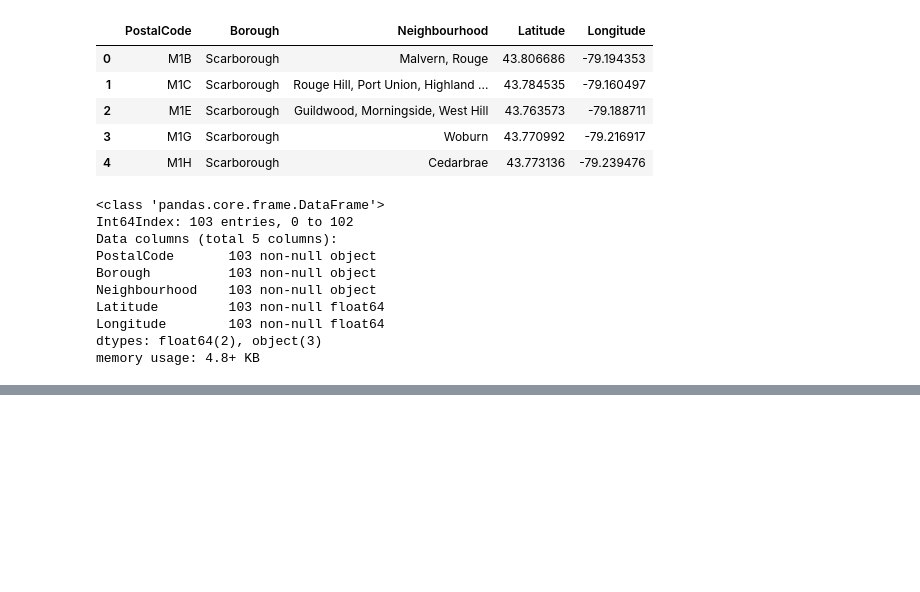
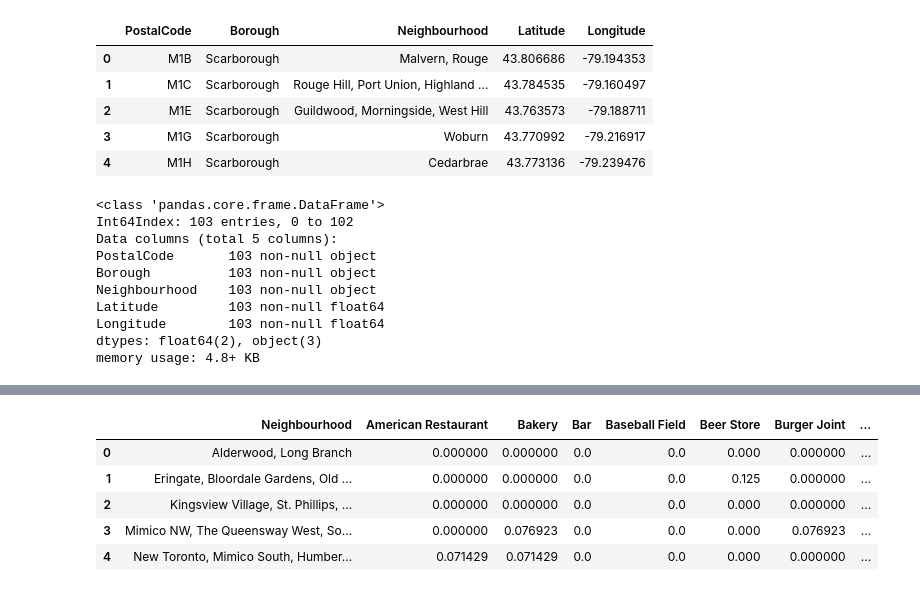
Before and after one commit to raagasrini/Coursera_Capstone, a Jupyter notebook: Capstone Project.ipynb, the cells around one changed output, grey strips where cells are left out. Cells and saved outputs as stored; diff of their text form; code cells hidden in the pictures; blank space fills up the shorter version.

```diff
--- a/Capstone Project.ipynb
+++ b/Capstone Project.ipynb
@@ -95,0 +290,9 @@ memory usage: 4.8+ KB
+# %%
+neighbourhood_latitude = Etob_data.loc[0, 'Latitude']
+neighbourhood_longitude = Etob_data.loc[0, 'Longitude']
+
+neighbourhood_name = Etob_data.loc[0, 'Neighbourhood'] \
+
+print('Latitude and longitude values of {} are {}, {}.'.format(neighbourhood_name,
+                                                               neighbourhood_latitude,
+                                                               neighbourhood_longitude))
@@ -95,0 +301,14 @@ memory usage: 4.8+ KB
+# %%
+LIMIT = 100
+
+radius = 500
+
+url = 'https://api.foursquare.com/v2/venues/explore?&client_id={}&client_secret={}&v={}&ll={},{}&radius={}&limit={}'.format(
+    CLIENT_ID,
+    CLIENT_SECRET,
+    VERSION,
+    neighbourhood_latitude,
+    neighbourhood_longitude,
+    radius,
+    LIMIT)
+url
@@ -95,0 +433,6 @@ memory usage: 4.8+ KB
+# %%
+Etob_onehot = pd.get_dummies(Etob_venues[['Venue Category']], prefix="", prefix_sep="")
+Etob_onehot['Neighbourhood'] = Etob_venues['Neighbourhood']
+Etob_fixed_columns = [Etob_onehot.columns[-1]] + list(Etob_onehot.columns[:-1])
+Etob_onehot = Etob_onehot[Etob_fixed_columns]
+Etob_onehot.info()
@@ -95,0 +457,10 @@ memory usage: 4.8+ KB
+# %%
+Etob_grouped = Etob_onehot.groupby('Neighbourhood').mean().reset_index()
+Etob_grouped.head()
+# %% [output]
+|  | Neighbourhood | American Restaurant | Bakery | Bar | Baseball Field | Beer Store | Burger Joint | ... |
+| 0 | Alderwood, Long Branch | 0.000000 | 0.000000 | 0.0 | 0.0 | 0.000 | 0.000000 | ... |
+| 1 | Eringate, Bloordale Gardens, Old ... | 0.000000 | 0.000000 | 0.0 | 0.0 | 0.125 | 0.000000 | ... |
+| 2 | Kingsview Village, St. Phillips, ... | 0.000000 | 0.000000 | 0.0 | 0.0 | 0.000 | 0.000000 | ... |
+| 3 | Mimico NW, The Queensway West, So... | 0.000000 | 0.076923 | 0.0 | 0.0 | 0.000 | 0.076923 | ... |
+| 4 | New Toronto, Mimico South, Humber... | 0.071429 | 0.071429 | 0.0 | 0.0 | 0.000 | 0.000000 | ... |
```
Also changed, not shown: parts of 49 cells of this notebook.
